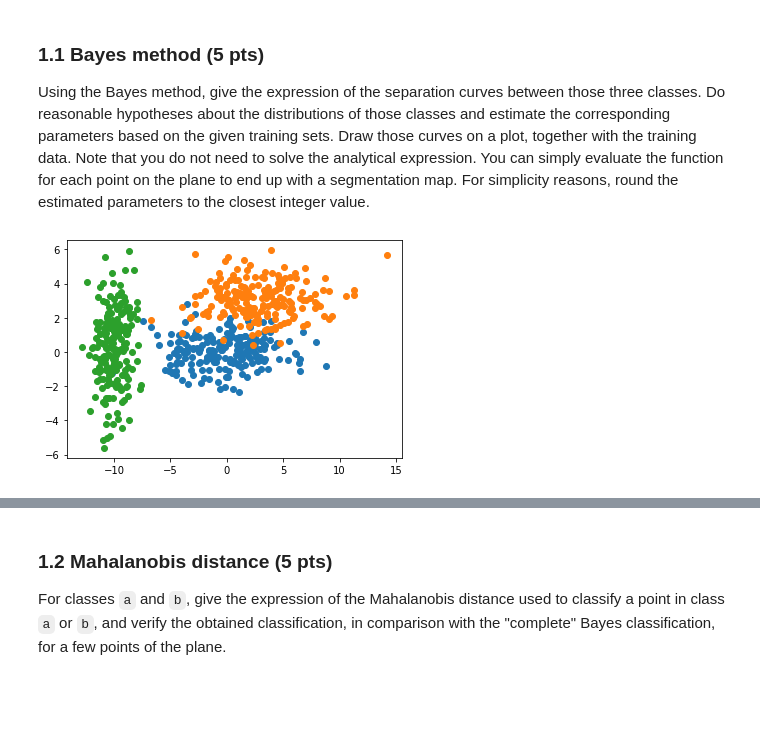
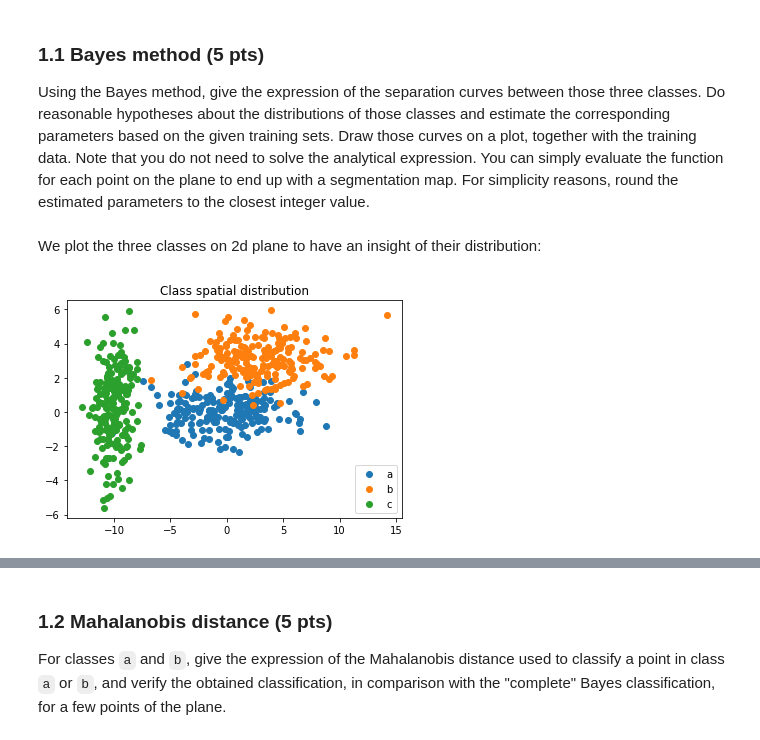
Before and after one commit to JerBaf/EE-451-labs, a Jupyter notebook: labs/lab03/lab_03_classification.ipynb, the cells around one changed output, grey strips where cells are left out. Cells and saved outputs as stored; diff of their text form; code cells hidden in the pictures; blank space fills up the shorter version.

```diff
--- a/labs/lab03/lab_03_classification.ipynb
+++ b/labs/lab03/lab_03_classification.ipynb
@@ -72,10 +73,14 @@ Using the Bayes method, give the expression of the separation curves between tho
 Do reasonable hypotheses about the distributions of those classes and estimate the corresponding parameters based on the given training sets.
 Draw those curves on a plot, together with the training data. Note that you do not need to solve the analytical expression. You can simply evaluate the function for each point on the plane to end up with a segmentation map.
 For simplicity reasons, round the estimated parameters to the closest integer value.
+# %% [markdown]
+We plot the three classes on 2d plane to have an insight of their distribution:
 # %%
-# Add your implementation and discussion
-plt.scatter(a[:,0],a[:,1])
-plt.scatter(b[:,0],b[:,1])
-plt.scatter(c[:,0],c[:,1]);
+fig, ax = plt.subplots()
+ax.set_title("Class spatial distribution")
+ax.scatter(a[:,0],a[:,1],label="a")
+ax.scatter(b[:,0],b[:,1],label="b")
+ax.scatter(c[:,0],c[:,1],label="c")
+ax.legend();
 # %% [output]
-[figure, old version]
+[figure, new version]
```
Also changed, not shown: parts of 37 cells of this notebook.
